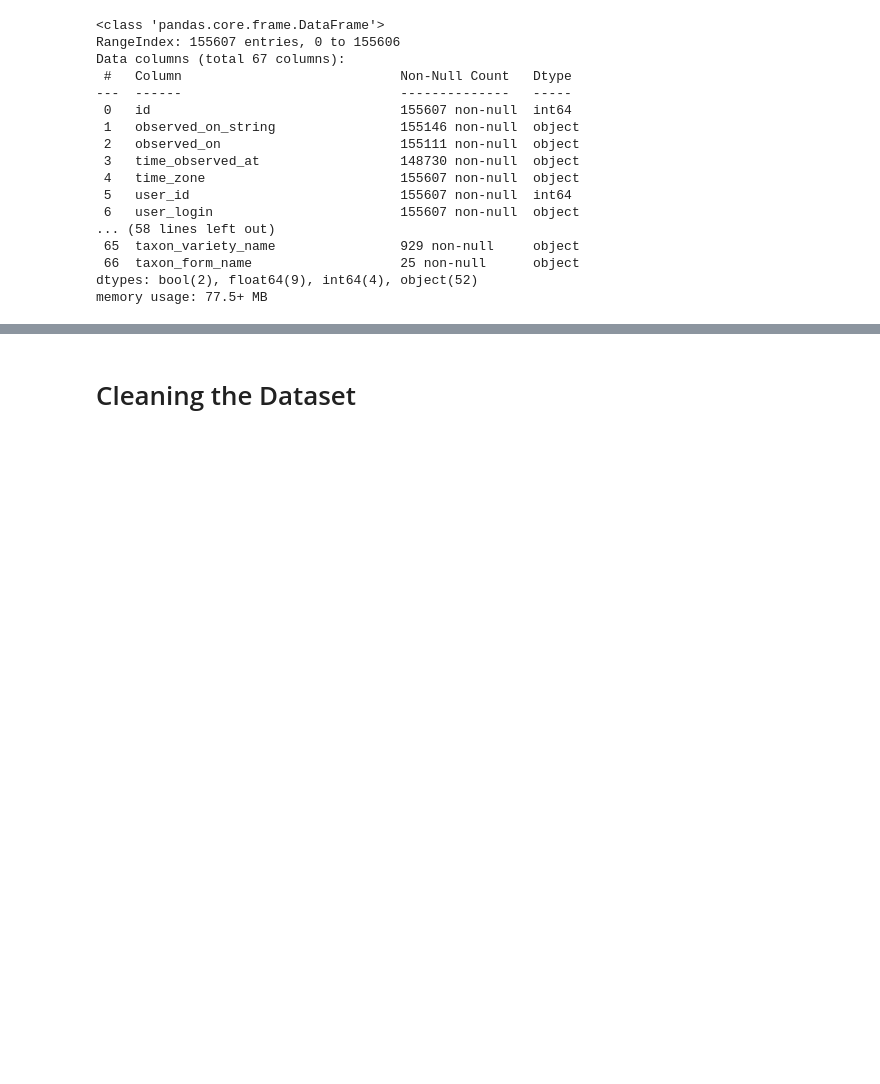
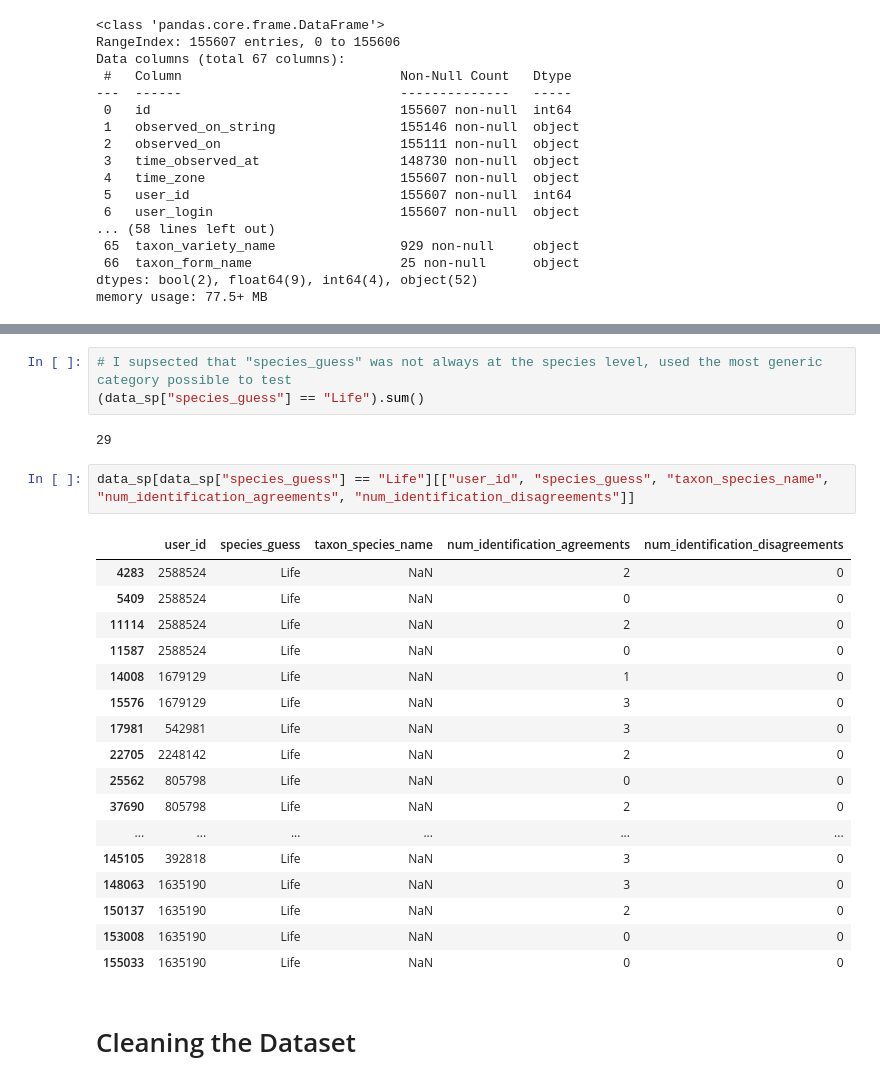
Before and after one commit to mccoolgrime/BrainStationCapstone, a Jupyter notebook: notebooks/Spicata_Clean_and_Prep.ipynb, the cells around one changed output, grey strips where cells are left out. Cells and saved outputs as stored; diff of their text form; blank space fills up the shorter version.

Commit message:
Correct data cleaning and clarify column understanding

```diff
--- a/notebooks/Spicata_Clean_and_Prep.ipynb
+++ b/notebooks/Spicata_Clean_and_Prep.ipynb
@@ -196,3 +245,28 @@ memory usage: 77.5+ MB
+# %%
+# I supsected that "species_guess" was not always at the species level, used the most generic category possible to test
+(data_sp["species_guess"] == "Life").sum()
+# %% [output]
+29
+# %%
+data_sp[data_sp["species_guess"] == "Life"][["user_id", "species_guess", "taxon_species_name", "num_identification_agreements", "num_identification_disagreements"]]
+# %% [output]
+|  | user_id | species_guess | taxon_species_name | num_identification_agreements | num_identification_disagreements |
+| 4283 | 2588524 | Life | NaN | 2 | 0 |
+| 5409 | 2588524 | Life | NaN | 0 | 0 |
+| 11114 | 2588524 | Life | NaN | 2 | 0 |
+| 11587 | 2588524 | Life | NaN | 0 | 0 |
+| 14008 | 1679129 | Life | NaN | 1 | 0 |
+| 15576 | 1679129 | Life | NaN | 3 | 0 |
+| 17981 | 542981 | Life | NaN | 3 | 0 |
+| 22705 | 2248142 | Life | NaN | 2 | 0 |
+| 25562 | 805798 | Life | NaN | 0 | 0 |
+| 37690 | 805798 | Life | NaN | 2 | 0 |
+| ... | ... | ... | ... | ... | ... |
+| 145105 | 392818 | Life | NaN | 3 | 0 |
+| 148063 | 1635190 | Life | NaN | 3 | 0 |
+| 150137 | 1635190 | Life | NaN | 2 | 0 |
+| 153008 | 1635190 | Life | NaN | 0 | 0 |
+| 155033 | 1635190 | Life | NaN | 0 | 0 |
 # %% [markdown]
 # Cleaning the Dataset
 # %% [markdown]
```
Also changed, not shown: parts of 21 cells of this notebook.
